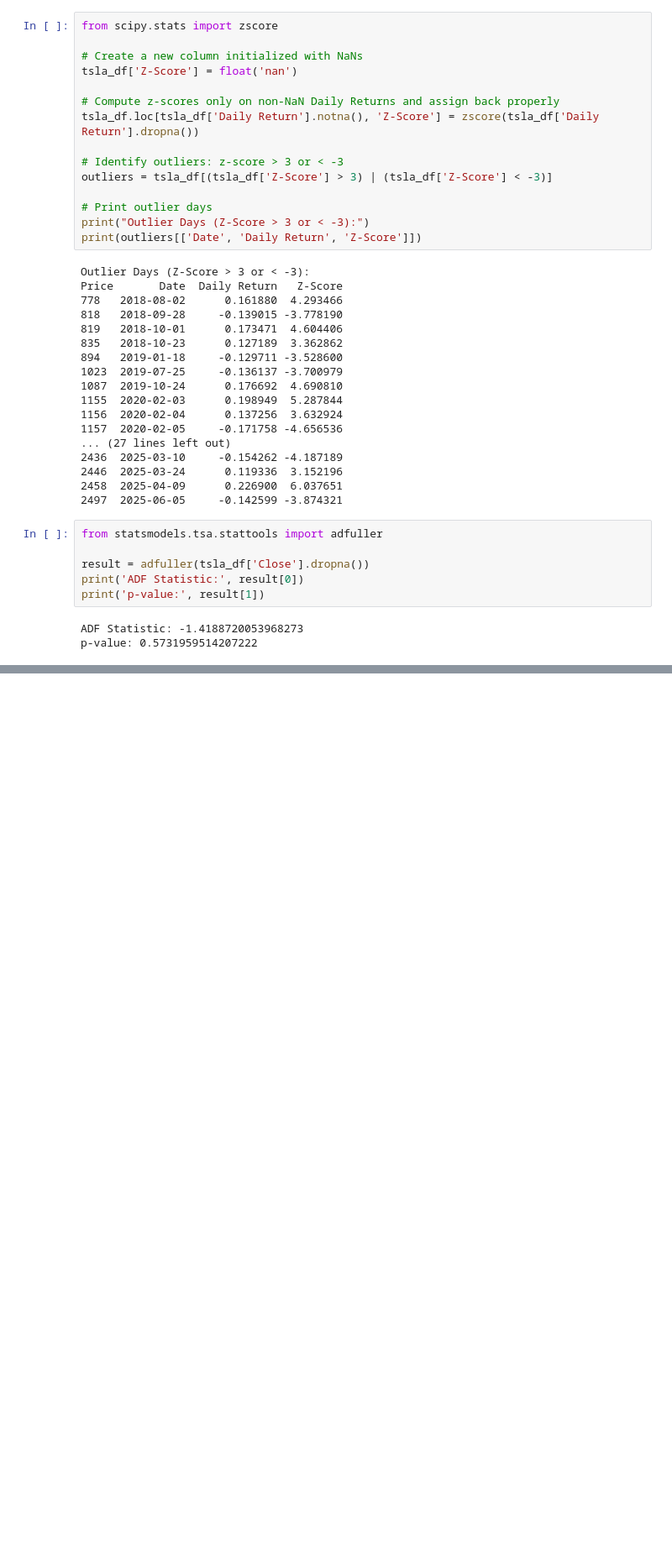
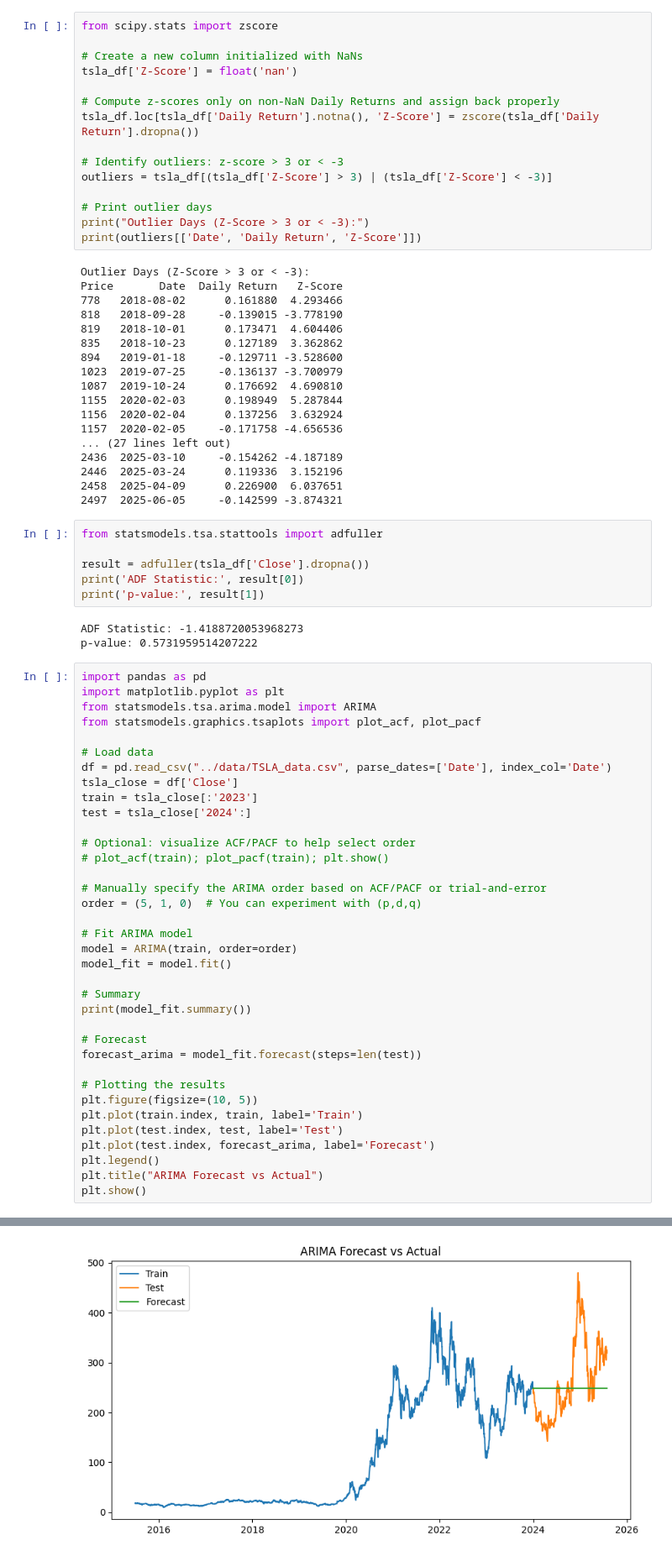
Before and after one commit to Helina-Bikes/-Portfolio-Management, a Jupyter notebook: notebooks/eda.ipynb, the cells around one changed output, grey strips where cells are left out. Shown at 84% size. Drawn from its saved outputs; the diff is of its cells as text; blank space fills up the shorter version.

Commit message:
using arima and ltsm model to time series analysis

```diff
--- a/notebooks/eda.ipynb
+++ b/notebooks/eda.ipynb
@@ -170,3 +156,40 @@ print('p-value:', result[1])
 # %% [output]
 ADF Statistic: -1.4188720053968273
 p-value: 0.5731959514207222
+# %%
+import pandas as pd
+import matplotlib.pyplot as plt
+from statsmodels.tsa.arima.model import ARIMA
+from statsmodels.graphics.tsaplots import plot_acf, plot_pacf
+
+# Load data
+df = pd.read_csv("../data/TSLA_data.csv", parse_dates=['Date'], index_col='Date')
+tsla_close = df['Close']
+train = tsla_close[:'2023']
+test = tsla_close['2024':]
+
+# Optional: visualize ACF/PACF to help select order
+# plot_acf(train); plot_pacf(train); plt.show()
+
+# Manually specify the ARIMA order based on ACF/PACF or trial-and-error
+order = (5, 1, 0)  # You can experiment with (p,d,q)
+
+# Fit ARIMA model
+model = ARIMA(train, order=order)
+model_fit = model.fit()
+
+# Summary
+print(model_fit.summary())
+
+# Forecast
+forecast_arima = model_fit.forecast(steps=len(test))
+
+# Plotting the results
+plt.figure(figsize=(10, 5))
+plt.plot(train.index, train, label='Train')
+plt.plot(test.index, test, label='Test')
+plt.plot(test.index, forecast_arima, label='Forecast')
+plt.legend()
+plt.title("ARIMA Forecast vs Actual")
+plt.show()
+# %% [output]
@@ -172,0 +213 @@ p-value: 0.5731959514207222
+[figure, added]
```
Also changed, not shown: parts of 3 cells of this notebook, 1 other file.
